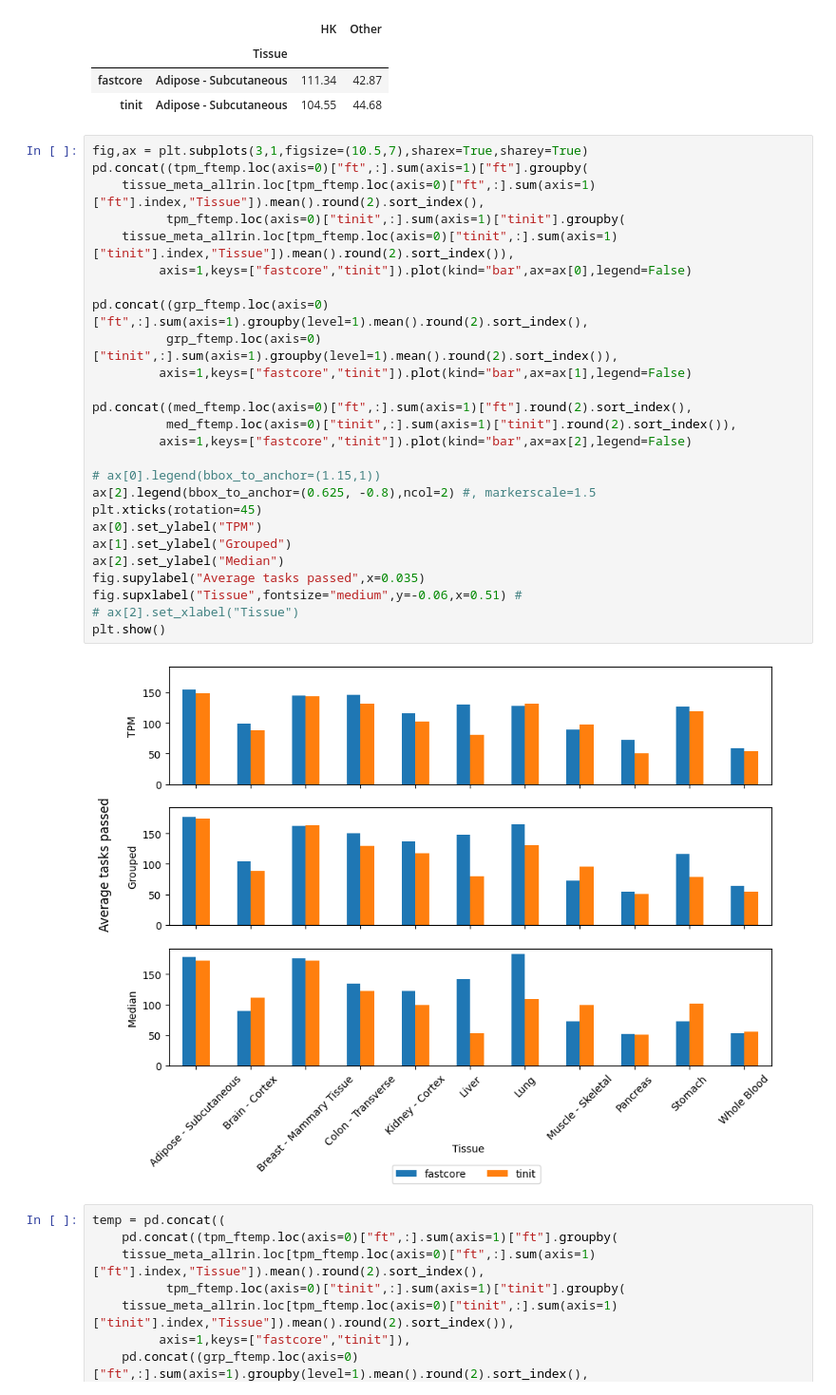
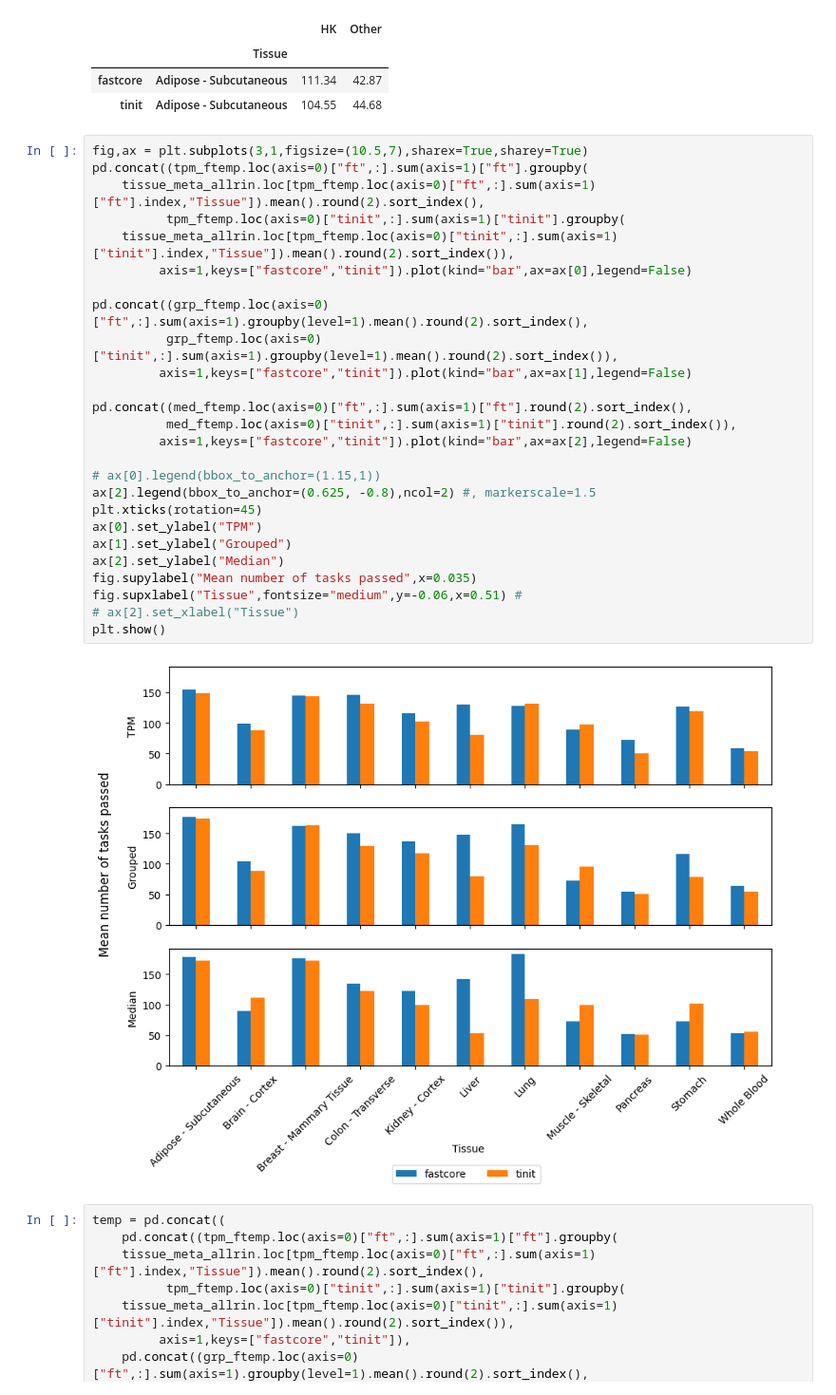
Before and after one commit to MariaPessoa/thesis_annexes, a Jupyter notebook: results_graphs_clean.ipynb, the cells around one changed output. Shown at 95% size. Cells and saved outputs as stored; diff of their text form.

```diff
--- a/results_graphs_clean.ipynb
+++ b/results_graphs_clean.ipynb
@@ -1076,31 +1110,31 @@ full_stack.head(2)
 # %%
 fig,ax = plt.subplots(3,1,figsize=(10.5,7),sharex=True,sharey=True)
 pd.concat((tpm_ftemp.loc(axis=0)["ft",:].sum(axis=1)["ft"].groupby(
     tissue_meta_allrin.loc[tpm_ftemp.loc(axis=0)["ft",:].sum(axis=1)["ft"].index,"Tissue"]).mean().round(2).sort_index(),
           tpm_ftemp.loc(axis=0)["tinit",:].sum(axis=1)["tinit"].groupby(
     tissue_meta_allrin.loc[tpm_ftemp.loc(axis=0)["tinit",:].sum(axis=1)["tinit"].index,"Tissue"]).mean().round(2).sort_index()),
          axis=1,keys=["fastcore","tinit"]).plot(kind="bar",ax=ax[0],legend=False)
 
 pd.concat((grp_ftemp.loc(axis=0)["ft",:].sum(axis=1).groupby(level=1).mean().round(2).sort_index(),
           grp_ftemp.loc(axis=0)["tinit",:].sum(axis=1).groupby(level=1).mean().round(2).sort_index()),
          axis=1,keys=["fastcore","tinit"]).plot(kind="bar",ax=ax[1],legend=False)
 
 pd.concat((med_ftemp.loc(axis=0)["ft",:].sum(axis=1)["ft"].round(2).sort_index(),
           med_ftemp.loc(axis=0)["tinit",:].sum(axis=1)["tinit"].round(2).sort_index()),
          axis=1,keys=["fastcore","tinit"]).plot(kind="bar",ax=ax[2],legend=False)
 
 # ax[0].legend(bbox_to_anchor=(1.15,1))
 ax[2].legend(bbox_to_anchor=(0.625, -0.8),ncol=2) #, markerscale=1.5
 plt.xticks(rotation=45)
 ax[0].set_ylabel("TPM")
 ax[1].set_ylabel("Grouped")
 ax[2].set_ylabel("Median")
-fig.supylabel("Average tasks passed",x=0.035)
+fig.supylabel("Mean number of tasks passed",x=0.035)
 fig.supxlabel("Tissue",fontsize="medium",y=-0.06,x=0.51) #
 # ax[2].set_xlabel("Tissue")
 plt.show()
 # %% [output]
-[figure, old version]
+[figure, new version]
 # %%
 temp = pd.concat((
     pd.concat((tpm_ftemp.loc(axis=0)["ft",:].sum(axis=1)["ft"].groupby(
```
Also changed, not shown: parts of 4 cells of this notebook, 2 other files.
